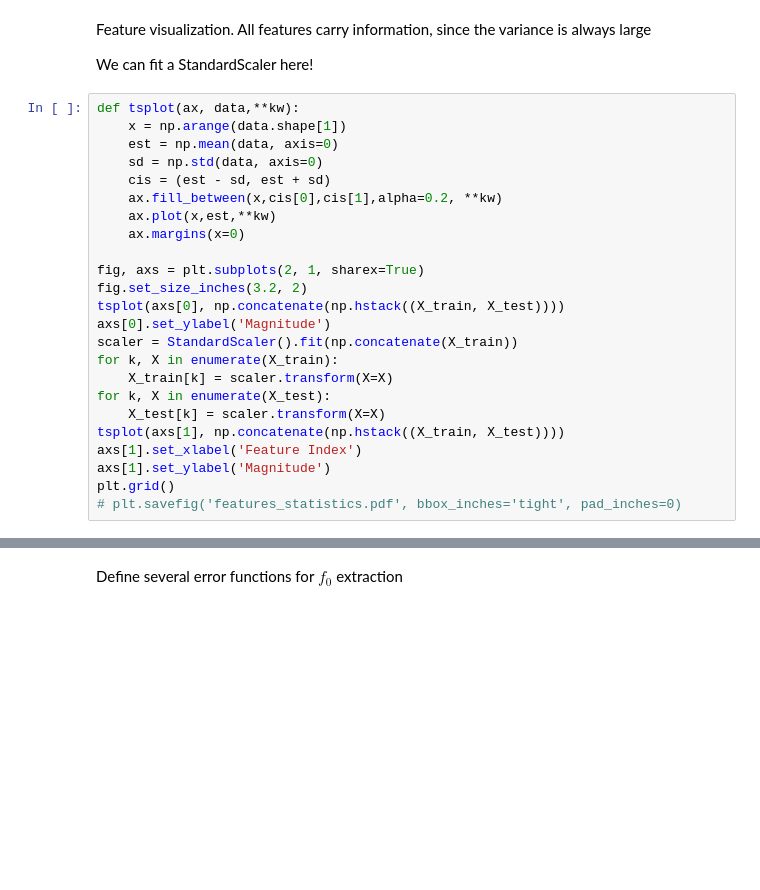
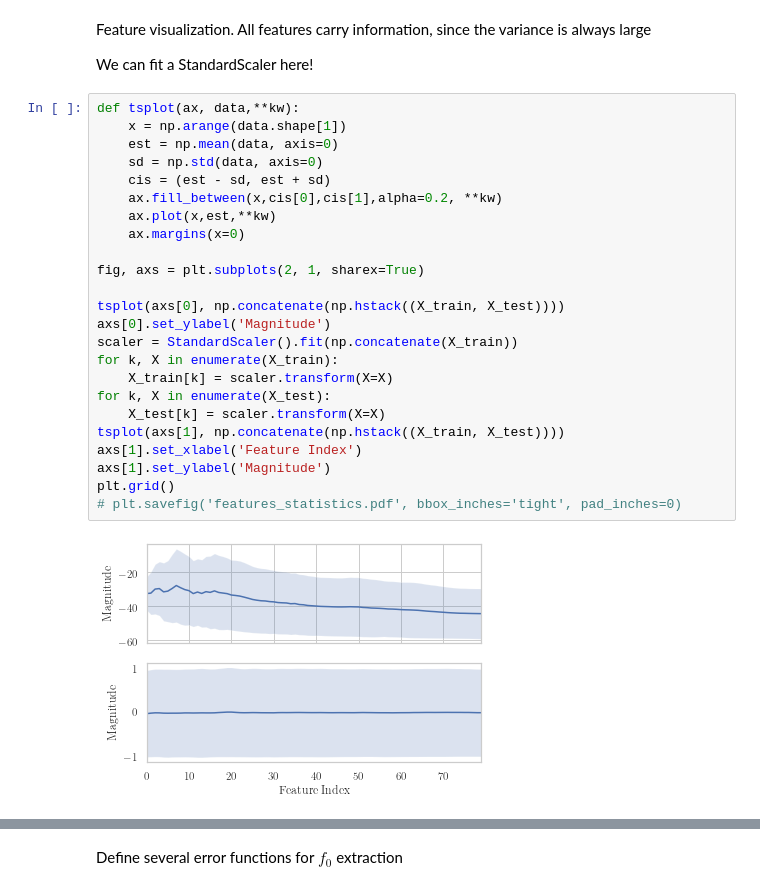
Before and after one commit to PlasmaControl/PyRCN, a Jupyter notebook: examples/f0_extraction.ipynb, the cells around one changed output, grey strips where cells are left out. Drawn from its saved outputs; the diff is of its cells as text; blank space fills up the shorter version.

```diff
--- a/examples/f0_extraction.ipynb
+++ b/examples/f0_extraction.ipynb
@@ -88,26 +89,28 @@ We can fit a StandardScaler here!
 # %%
 def tsplot(ax, data,**kw):
     x = np.arange(data.shape[1])
     est = np.mean(data, axis=0)
     sd = np.std(data, axis=0)
     cis = (est - sd, est + sd)
     ax.fill_between(x,cis[0],cis[1],alpha=0.2, **kw)
     ax.plot(x,est,**kw)
     ax.margins(x=0)
 
 fig, axs = plt.subplots(2, 1, sharex=True)
-fig.set_size_inches(3.2, 2)
+
 tsplot(axs[0], np.concatenate(np.hstack((X_train, X_test))))
 axs[0].set_ylabel('Magnitude')
 scaler = StandardScaler().fit(np.concatenate(X_train))
 for k, X in enumerate(X_train):
     X_train[k] = scaler.transform(X=X)
 for k, X in enumerate(X_test):
     X_test[k] = scaler.transform(X=X)
 tsplot(axs[1], np.concatenate(np.hstack((X_train, X_test))))
 axs[1].set_xlabel('Feature Index')
 axs[1].set_ylabel('Magnitude')
 plt.grid()
 # plt.savefig('features_statistics.pdf', bbox_inches='tight', pad_inches=0)
+# %% [output]
+[figure, added]
 # %%
 all_y_train = []
```
Also changed, not shown: parts of 38 cells of this notebook, 3 other files.
